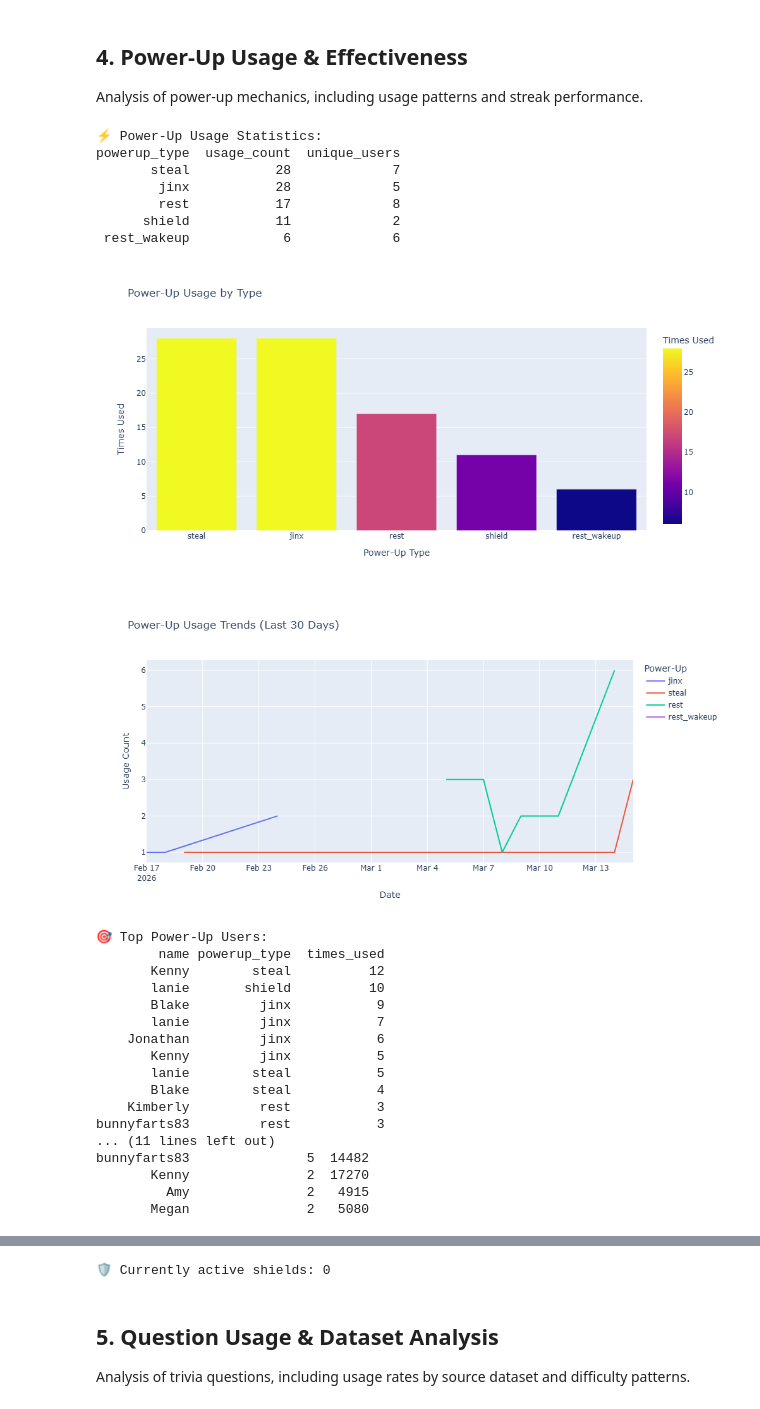
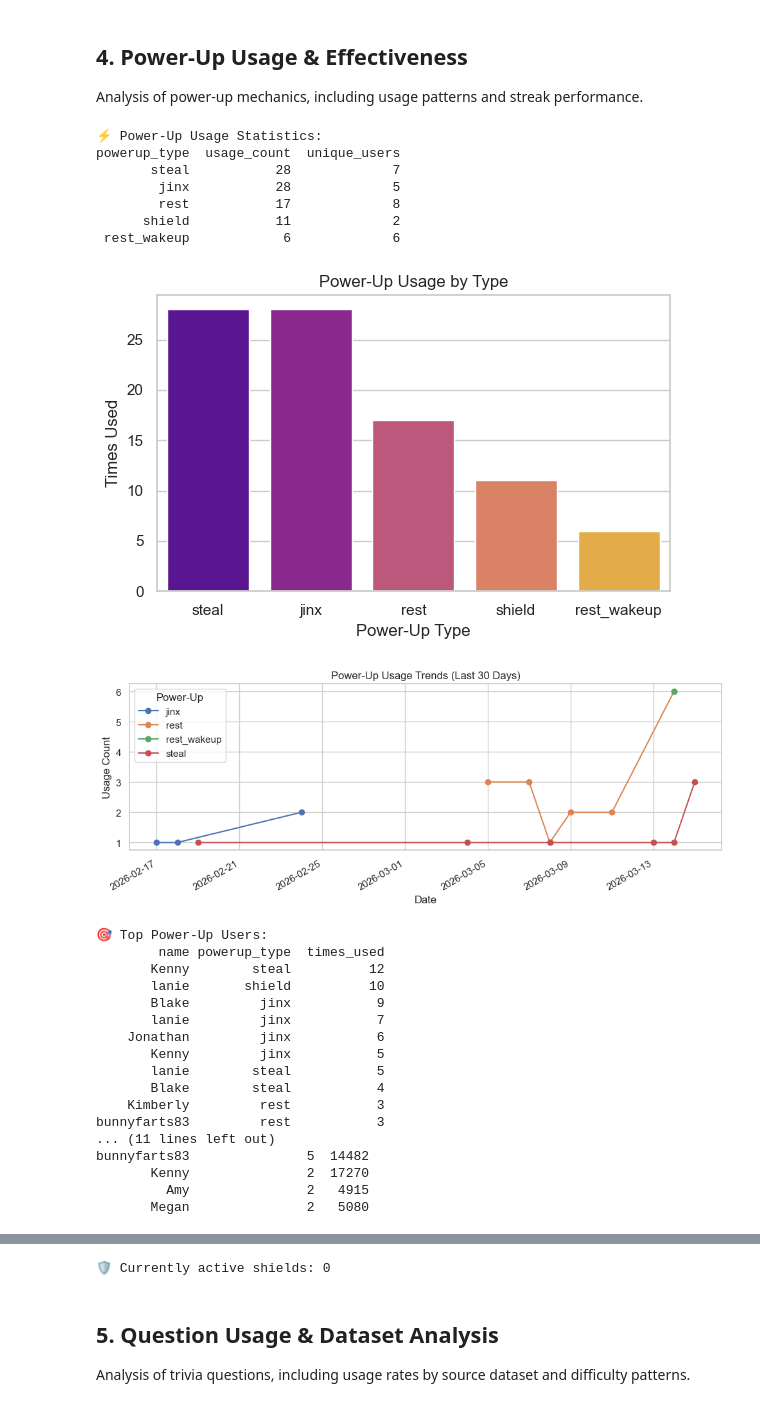
Before and after one commit to blakefren/jbot, a Jupyter notebook: db/dashboard.ipynb, the cells around one changed output, grey strips where cells are left out. Drawn from its saved outputs; the diff is of its cells as text; code cells hidden in the pictures.

```diff
--- a/db/dashboard.ipynb
+++ b/db/dashboard.ipynb
@@ -241,17 +222,14 @@ if "conn" in locals() and conn:
         print("⚡ Power-Up Usage Statistics:")
         print(df_powerups.to_string(index=False))
 
-        # Visualize power-up usage
-        fig = px.bar(
-            df_powerups,
-            x="powerup_type",
-            y="usage_count",
-            title="Power-Up Usage by Type",
-            labels={"powerup_type": "Power-Up Type", "usage_count": "Times Used"},
-            color="usage_count",
-            color_continuous_scale="Plasma",
-        )
-        show_fig(fig)
+        fig, ax = plt.subplots(figsize=(6, 4))
+        sns.barplot(data=df_powerups, x="powerup_type", y="usage_count", ax=ax,
+                    hue="powerup_type", palette="plasma", legend=False)
+        ax.set_title("Power-Up Usage by Type")
+        ax.set_xlabel("Power-Up Type")
+        ax.set_ylabel("Times Used")
+        plt.tight_layout()
+        plt.show()
 
         # Power-up usage over time
         query = """
@@ -267,19 +245,16 @@ if "conn" in locals() and conn:
         df_powerup_trends = pd.read_sql_query(query, conn)
         if not df_powerup_trends.empty:
             df_powerup_trends["date"] = pd.to_datetime(df_powerup_trends["date"])
-            fig = px.line(
-                df_powerup_trends,
-                x="date",
-                y="count",
-                color="powerup_type",
-                title="Power-Up Usage Trends (Last 30 Days)",
-                labels={
-                    "count": "Usage Count",
-                    "date": "Date",
-                    "powerup_type": "Power-Up",
-                },
-            )
-            show_fig(fig)
+            fig, ax = plt.subplots(figsize=(10, 4))
+            for ptype, grp in df_powerup_trends.groupby("powerup_type"):
+                ax.plot(grp["date"], grp["count"], marker="o", label=ptype)
+            ax.set_title("Power-Up Usage Trends (Last 30 Days)")
+            ax.set_xlabel("Date")
+            ax.set_ylabel("Usage Count")
+            ax.legend(title="Power-Up")
+            plt.xticks(rotation=30, ha="right")
+            plt.tight_layout()
+            plt.show()
 
         # Top power-up users
         query = """
@@ -322,46 +297,44 @@ if "conn" in locals() and conn:
             answer_streak,
             COUNT(*) as player_count
         FROM players
         WHERE answer_streak > 0
         GROUP BY answer_streak
         ORDER BY answer_streak;
         """
         df_streak_dist = pd.read_sql_query(query, conn)
-        fig = px.bar(
-            df_streak_dist,
-            x="answer_streak",
-            y="player_count",
-            title="Active Streak Distribution",
-            labels={
-                "answer_streak": "Streak Length",
-                "player_count": "Number of Players",
-            },
-        )
-        show_fig(fig)
+        fig, ax = plt.subplots(figsize=(8, 4))
+        ax.bar(df_streak_dist["answer_streak"], df_streak_dist["player_count"],
+               color="steelblue")
+        ax.set_title("Active Streak Distribution")
+        ax.set_xlabel("Streak Length")
+        ax.set_ylabel("Number of Players")
+        ax.xaxis.set_major_locator(mticker.MaxNLocator(integer=True))
+        plt.tight_layout()
+        plt.show()
     else:
         print("No active streaks found.")
 
     # Shield usage
     query = """
     SELECT
         COUNT(*) as total_shields_active
     FROM players
     WHERE active_shield = 1;
     """
     df_shields = pd.read_sql_query(query, conn)
     print(
         f"\n🛡️ Currently active shields: {df_shields.iloc[0]['total_shields_active']}"
     )
 # %% [output]
 ⚡ Power-Up Usage Statistics:
 powerup_type  usage_count  unique_users
        steal           28             7
         jinx           28             5
         rest           17             8
       shield           11             2
  rest_wakeup            6             6
-[figure, old version]
+[figure, new version]
-[figure, old version]
+[figure, new version]
 🎯 Top Power-Up Users:
         name powerup_type  times_used
        Kenny        steal          12
```
Also changed, not shown: parts of 7 cells of this notebook.
